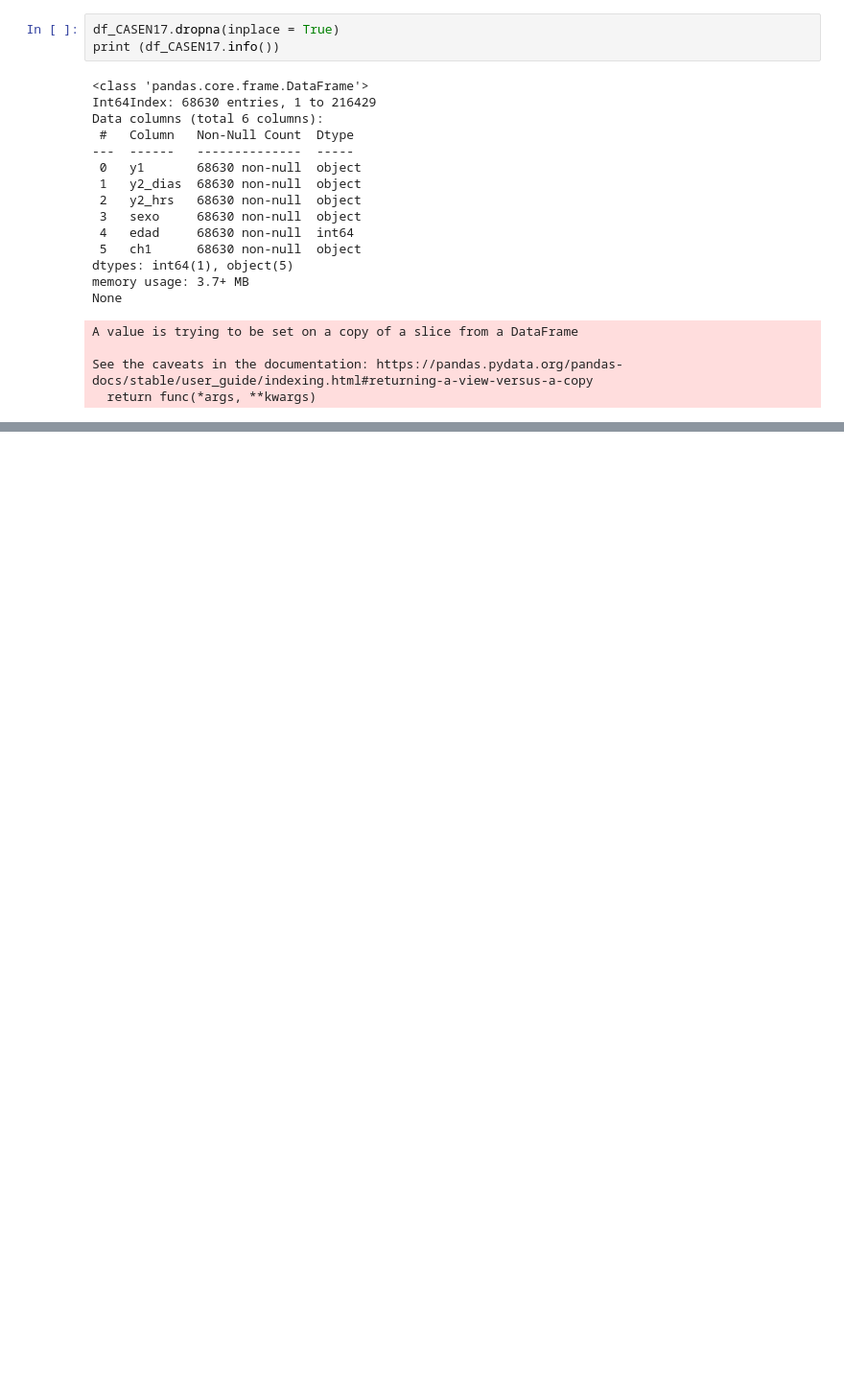
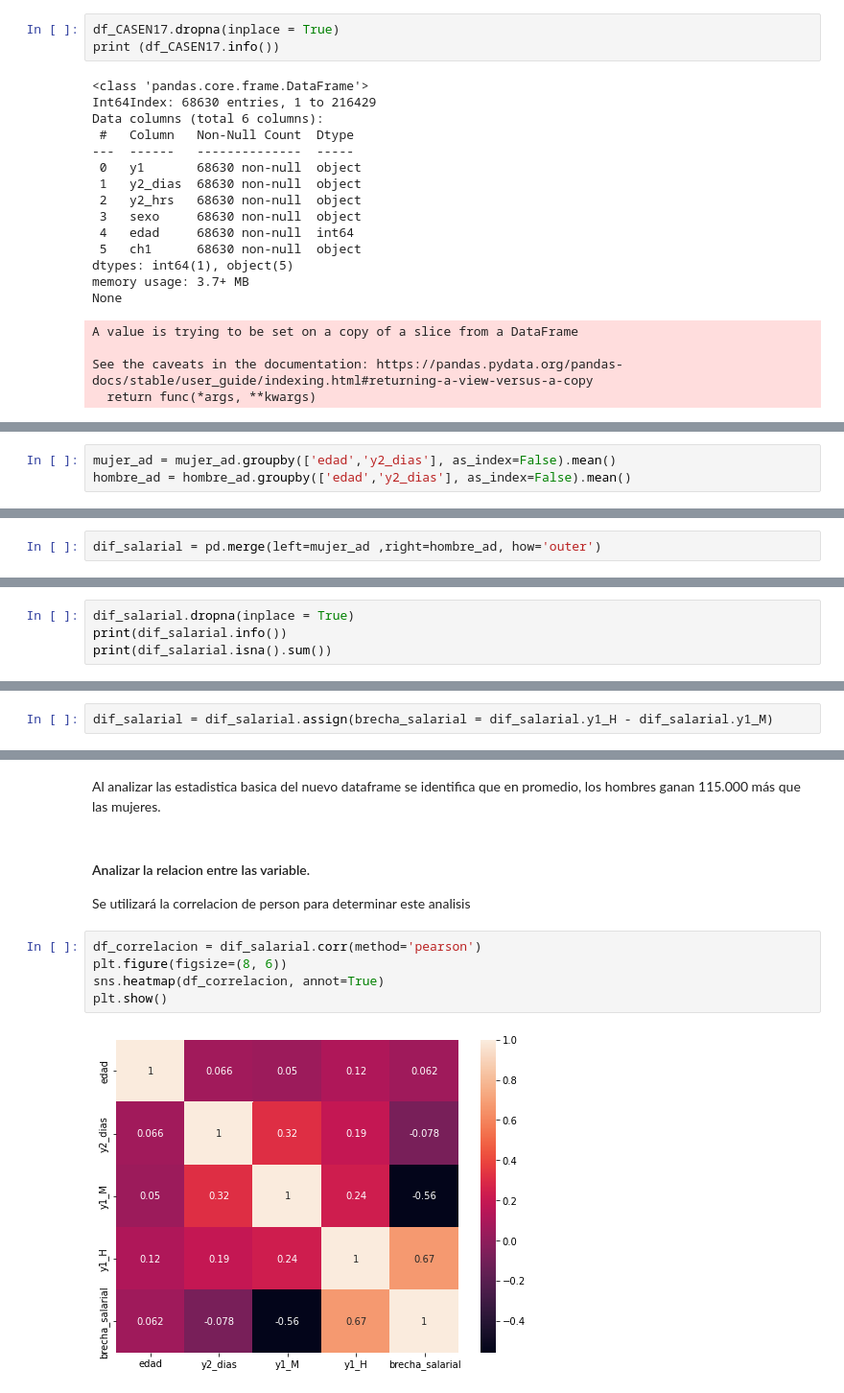
Before and after one commit to RodrigoLefin/Clase1_Diplomado25-04-2022, a Jupyter notebook: Prueba_recuperativa_python_herramientas_analisis.ipynb, the cells around one changed output, grey strips where cells are left out. Shown: that part at 96% size. Drawn from its saved outputs; the diff is of its cells as text; blank space fills up the shorter version.

```diff
--- a/Prueba_recuperativa_python_herramientas_analisis.ipynb
+++ b/Prueba_recuperativa_python_herramientas_analisis.ipynb
@@ -149,0 +336,3 @@ See the caveats in the documentation: https://pandas.pydata.org/pandas-docs/stab
+# %%
+mujer_ad = mujer_ad.groupby(['edad','y2_dias'], as_index=False).mean()
+hombre_ad = hombre_ad.groupby(['edad','y2_dias'], as_index=False).mean()
@@ -149,0 +369,2 @@ See the caveats in the documentation: https://pandas.pydata.org/pandas-docs/stab
+# %%
+dif_salarial = pd.merge(left=mujer_ad ,right=hombre_ad, how='outer')
@@ -149,0 +400,4 @@ See the caveats in the documentation: https://pandas.pydata.org/pandas-docs/stab
+# %%
+dif_salarial.dropna(inplace = True)
+print(dif_salarial.info())
+print(dif_salarial.isna().sum())
@@ -149,0 +431,2 @@ See the caveats in the documentation: https://pandas.pydata.org/pandas-docs/stab
+# %%
+dif_salarial = dif_salarial.assign(brecha_salarial = dif_salarial.y1_H - dif_salarial.y1_M)
@@ -149,0 +459,12 @@ See the caveats in the documentation: https://pandas.pydata.org/pandas-docs/stab
+# %% [markdown]
+Al analizar las estadistica basica del nuevo dataframe se identifica que en promedio, los hombres ganan 115.000 más que las mujeres.
+# %% [markdown]
+#### Analizar la relacion entre las variable.
+Se utilizará la correlacion de person para determinar este analisis
+# %%
+df_correlacion = dif_salarial.corr(method='pearson')
+plt.figure(figsize=(8, 6))
+sns.heatmap(df_correlacion, annot=True)
+plt.show()
+# %% [output]
+[figure, added]
```
Also changed, not shown: parts of 56 cells of this notebook.
